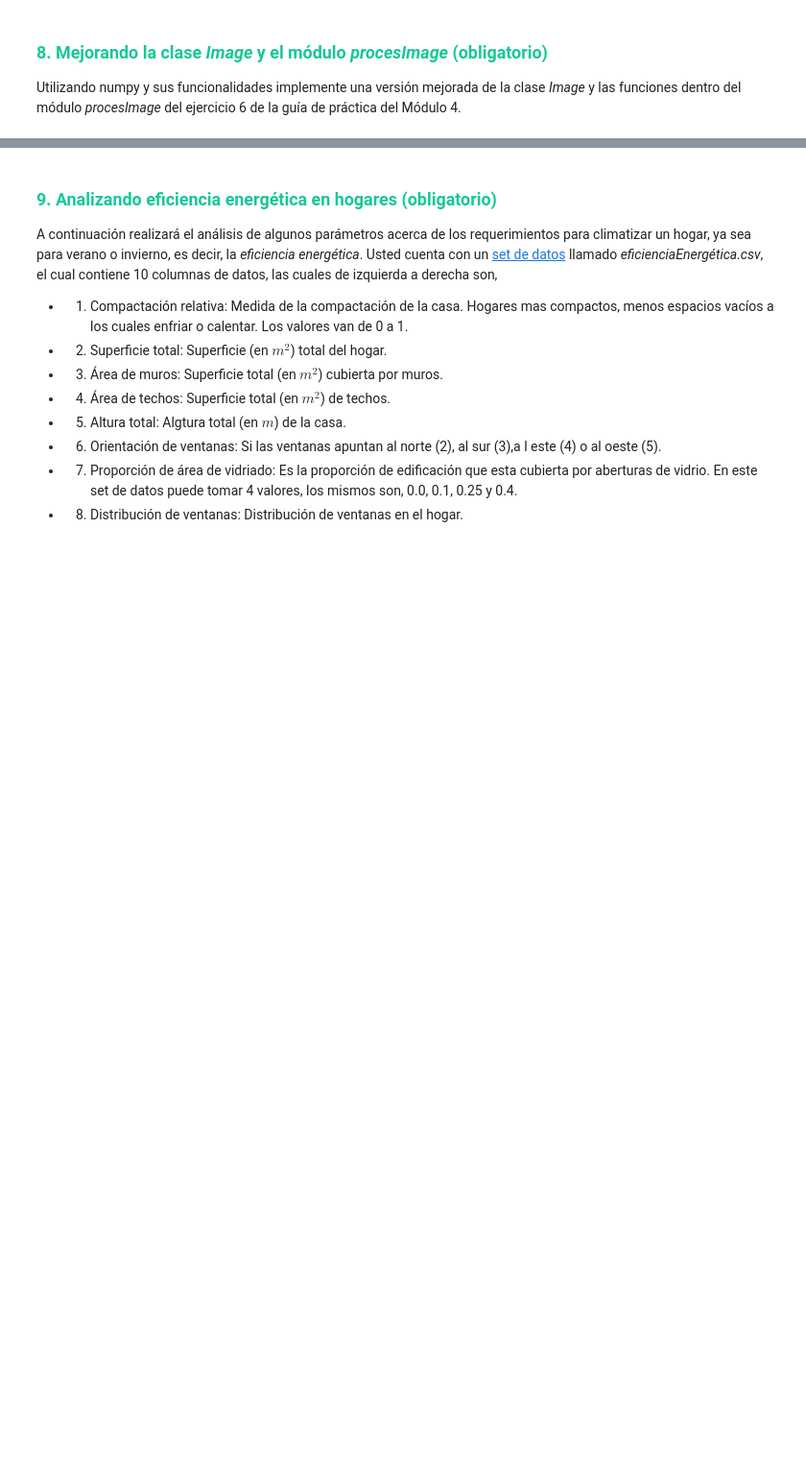
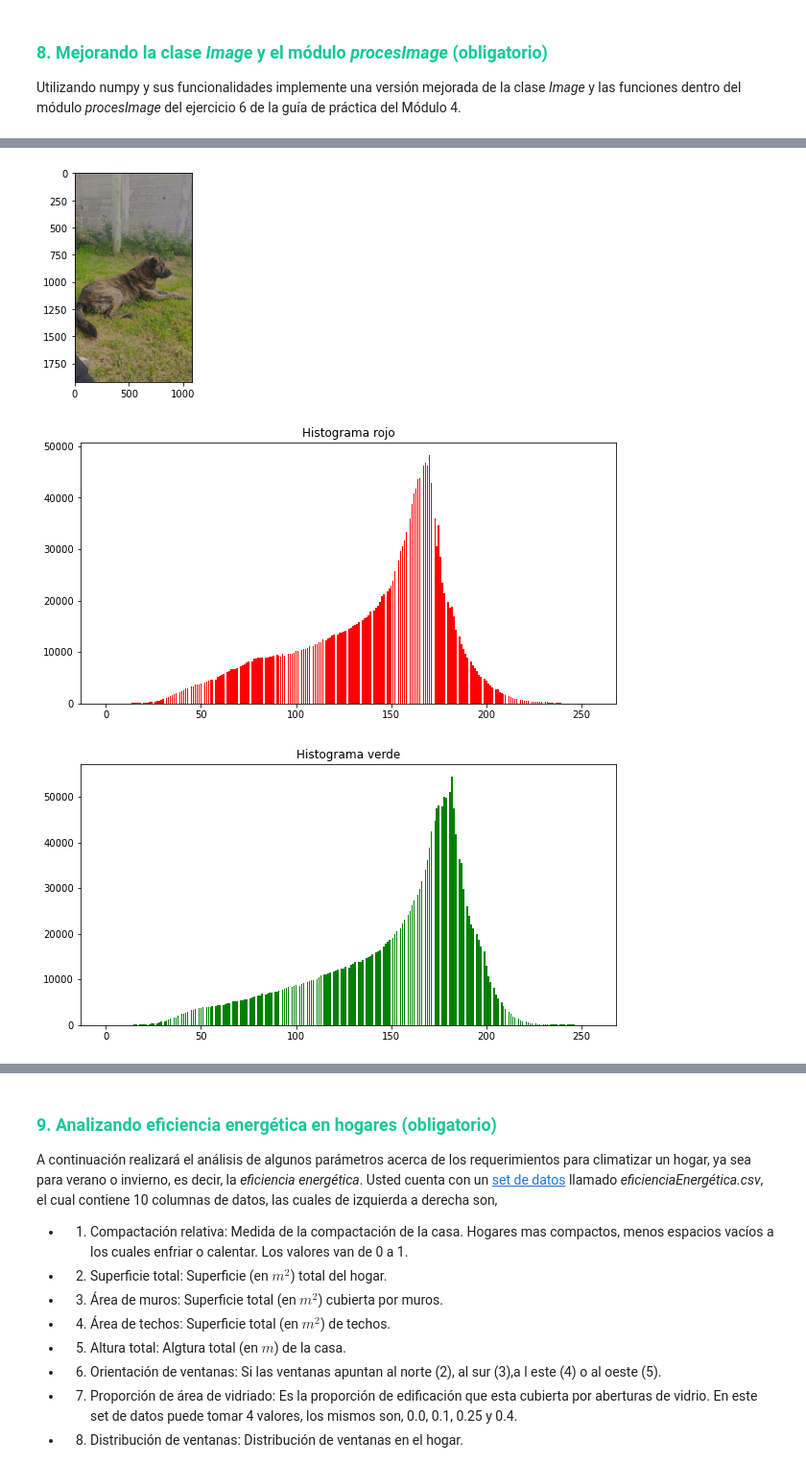
Before and after one commit to maximilianog258/PDAMaxiG, a Jupyter notebook: Jupyter teoría parte 6/Ejercitación Numpy/Módulo 6 - Ejercicios.ipynb, the cells around one changed output, grey strips where cells are left out. Shown at 96% size. Cells and saved outputs as stored; diff of their text form; code cells hidden in the pictures; blank space fills up the shorter version.

Commit message:
finalizo ejercicios numpy

```diff
--- a/Jupyter teoría parte 6/Ejercitación Numpy/Módulo 6 - Ejercicios.ipynb
+++ b/Jupyter teoría parte 6/Ejercitación Numpy/Módulo 6 - Ejercicios.ipynb
@@ -452,0 +476,28 @@ Clipping input data to the valid range for imshow with RGB data ([0..1] for floa
+# %%
+def getHistograma(foto):
+    histo=foto.image
+    ejexs=np.arange(0,256,1)
+    #histogram = numpy.histogram(histo, bins=256)
+    historo, bins=np.histogram(histo[:,:,0], bins=256)
+    histove, bins=np.histogram(histo[:,:,1], bins=256)
+    histoazu, bins=np.histogram(histo[:,:,2], bins=256)
+
+    froj=plt.figure(figsize=(10,5))
+    plt.bar(ejexs,historo,color="red")
+    plt.title("Histograma rojo")
+    fve=plt.figure(figsize=(10,5))
+    plt.bar(ejexs,histove,color="green")
+    plt.title("Histograma verde")
+    faz=plt.figure(figsize=(10,5))
+    plt.bar(ejexs,histoazu,color="blue")
+    plt.title("Histograma azul")
+
+
+    return historo, histove , histoazu ,ejexs
+# %%
+faustich.showImage()
+loco=getHistograma(faustich)
+# %% [output]
+[figure, added]
+[figure, added]
+[figure, added]
```
Also changed, not shown: parts of 17 cells of this notebook, 3 other files.
